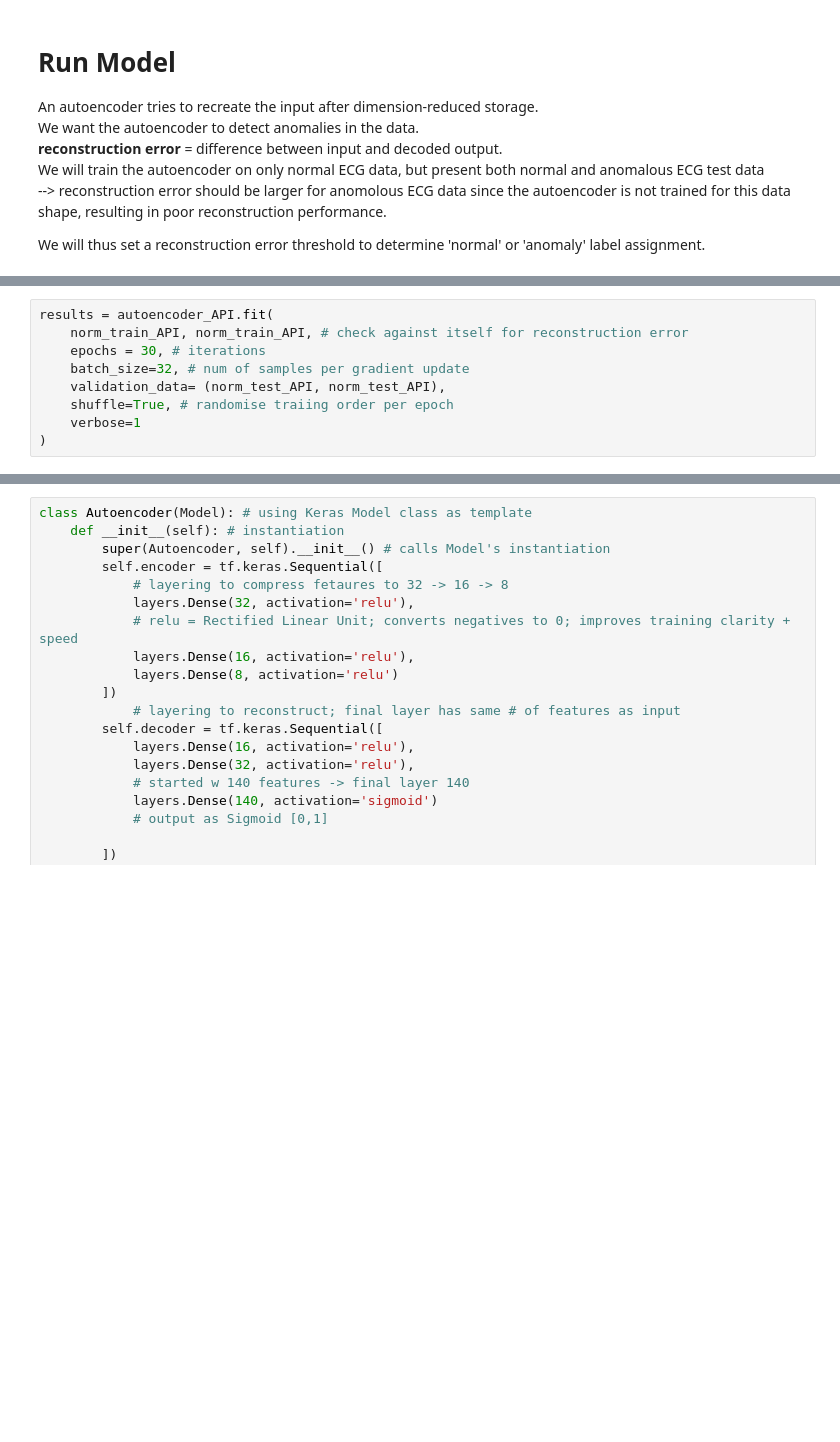
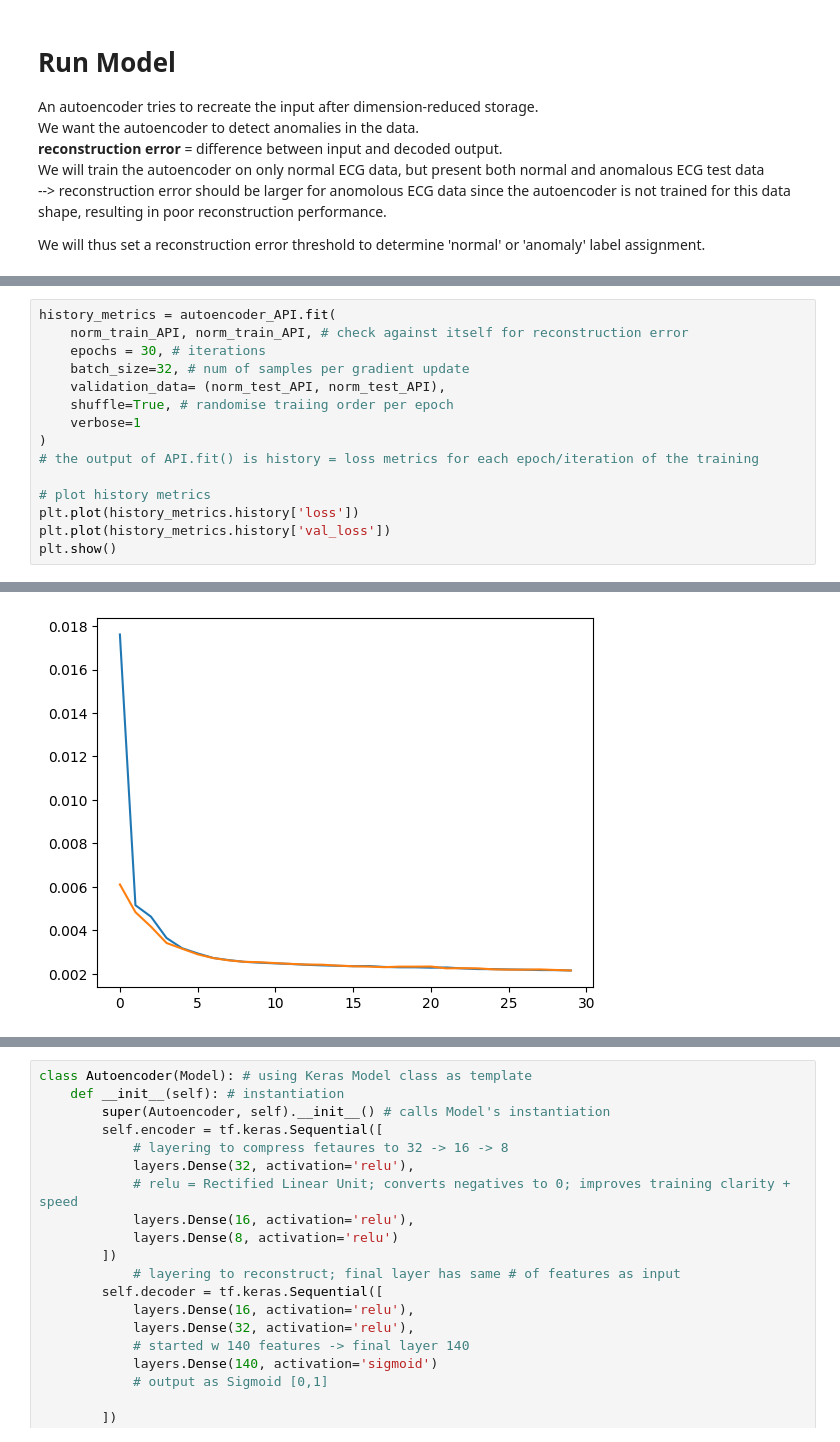
Before and after one commit to txx99/Misc-Projects, a Jupyter notebook: ECG_anomaly_data/Script/main.ipynb, the cells around one changed output, grey strips where cells are left out. Cells and saved outputs as stored; diff of their text form; blank space fills up the shorter version.

```diff
--- a/ECG_anomaly_data/Script/main.ipynb
+++ b/ECG_anomaly_data/Script/main.ipynb
@@ -133,7 +139,7 @@ print(norm_train_API.shape, norm_test_API.shape)
 # %% [output]
 (2340, 140, 1) (579, 140, 1)
 # %%
-results = autoencoder_API.fit(
+history_metrics = autoencoder_API.fit(
     norm_train_API, norm_train_API, # check against itself for reconstruction error
     epochs = 30, # iterations
     batch_size=32, # num of samples per gradient update
@@ -141,5 +147,11 @@ results = autoencoder_API.fit(
     shuffle=True, # randomise traiing order per epoch
     verbose=1
 )
+# the output of API.fit() is history = loss metrics for each epoch/iteration of the training
+
+# plot history metrics
+plt.plot(history_metrics.history['loss'])
+plt.plot(history_metrics.history['val_loss'])
+plt.show()
 # %% [output]
 Epoch 1/30
@@ -161,0 +174 @@ Epoch 30/30
+[figure, added]
```
Also changed, not shown: parts of 11 cells of this notebook, 1 other file.
